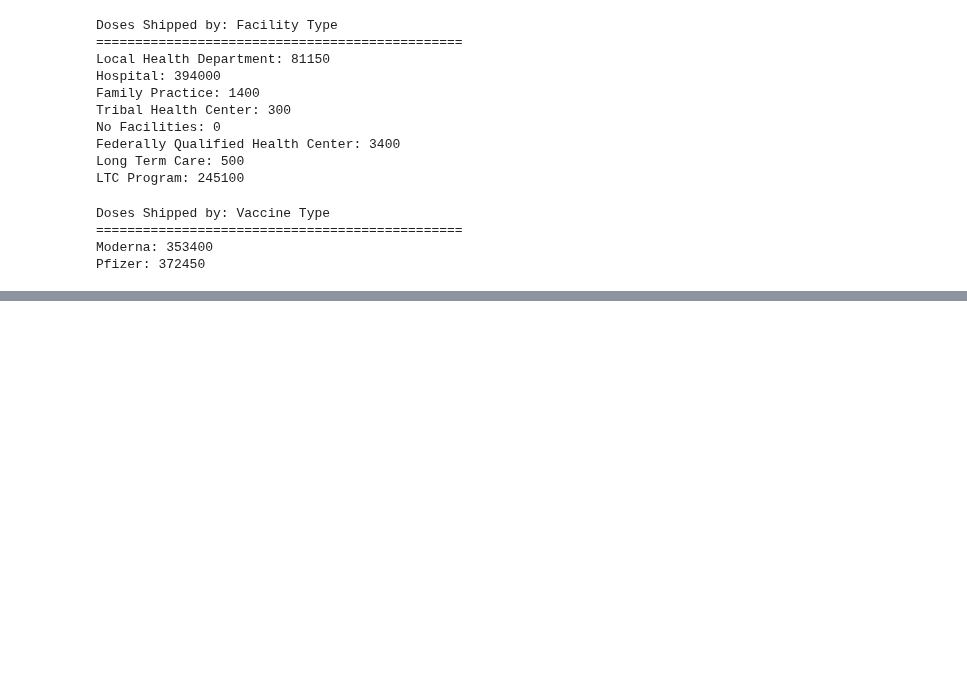
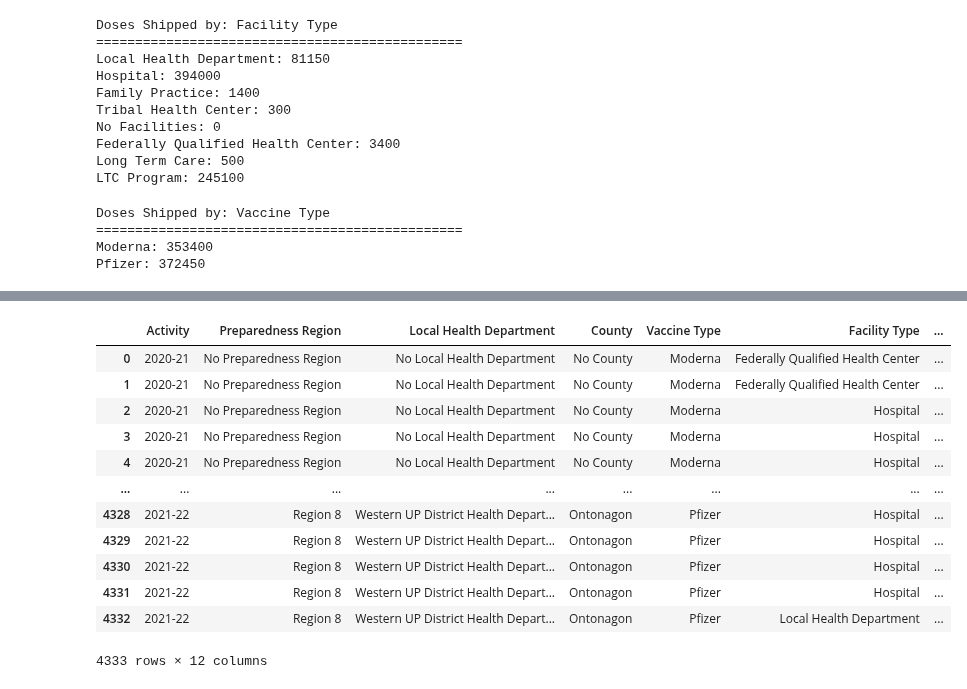
Before and after one commit to JaviThomas/Covid-County-LTC-Analysis, a Jupyter notebook: MI_Vaccine_data.ipynb, the cells around one changed output, grey strips where cells are left out. Drawn from its saved outputs; the diff is of its cells as text; code cells hidden in the pictures; blank space fills up the shorter version.

```diff
--- a/MI_Vaccine_data.ipynb
+++ b/MI_Vaccine_data.ipynb
@@ -131,3 +132,19 @@ for col in cols_to_chart:
 [interactive output not drawn]
 [interactive output not drawn]
 [interactive output not drawn]
+# %%
+df_doses
+# %% [output]
+|  | Activity | Preparedness Region | Local Health Department | County | Vaccine Type | Facility Type | ... |
+| 0 | 2020-21 | No Preparedness Region | No Local Health Department | No County | Moderna | Federally Qualified Health Center | ... |
+| 1 | 2020-21 | No Preparedness Region | No Local Health Department | No County | Moderna | Federally Qualified Health Center | ... |
+| 2 | 2020-21 | No Preparedness Region | No Local Health Department | No County | Moderna | Hospital | ... |
+| 3 | 2020-21 | No Preparedness Region | No Local Health Department | No County | Moderna | Hospital | ... |
+| 4 | 2020-21 | No Preparedness Region | No Local Health Department | No County | Moderna | Hospital | ... |
+| ... | ... | ... | ... | ... | ... | ... | ... |
+| 4328 | 2021-22 | Region 8 | Western UP District Health Depart... | Ontonagon | Pfizer | Hospital | ... |
+| 4329 | 2021-22 | Region 8 | Western UP District Health Depart... | Ontonagon | Pfizer | Hospital | ... |
+| 4330 | 2021-22 | Region 8 | Western UP District Health Depart... | Ontonagon | Pfizer | Hospital | ... |
+| 4331 | 2021-22 | Region 8 | Western UP District Health Depart... | Ontonagon | Pfizer | Hospital | ... |
+| 4332 | 2021-22 | Region 8 | Western UP District Health Depart... | Ontonagon | Pfizer | Local Health Department | ... |
+4333 rows × 12 columns
```
Also changed, not shown: parts of 1 cell of this notebook, 14 other files.
